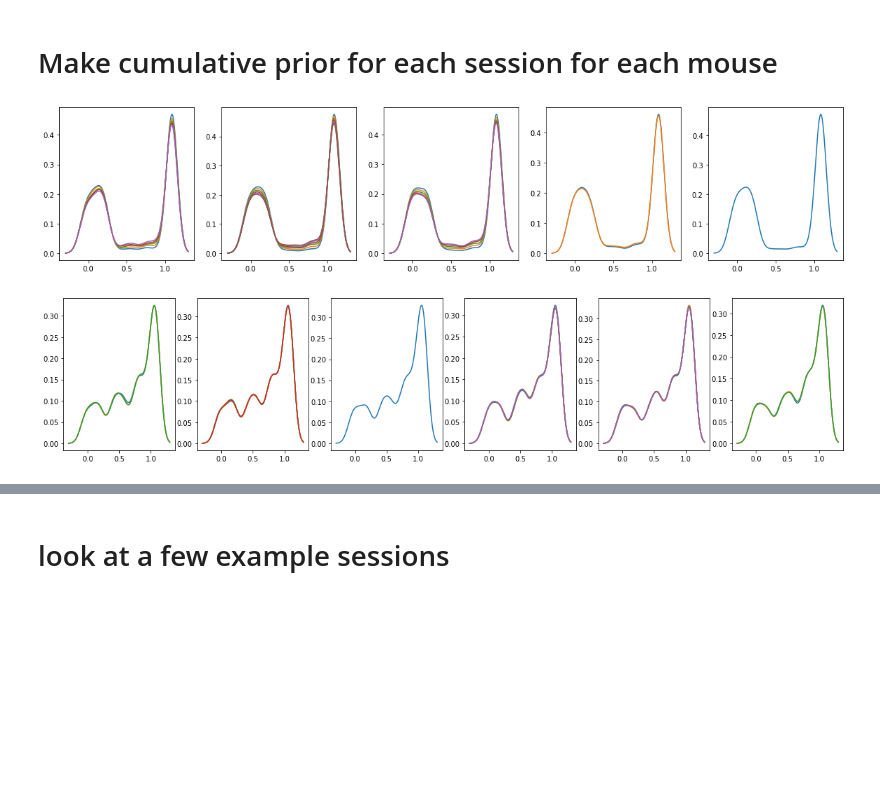
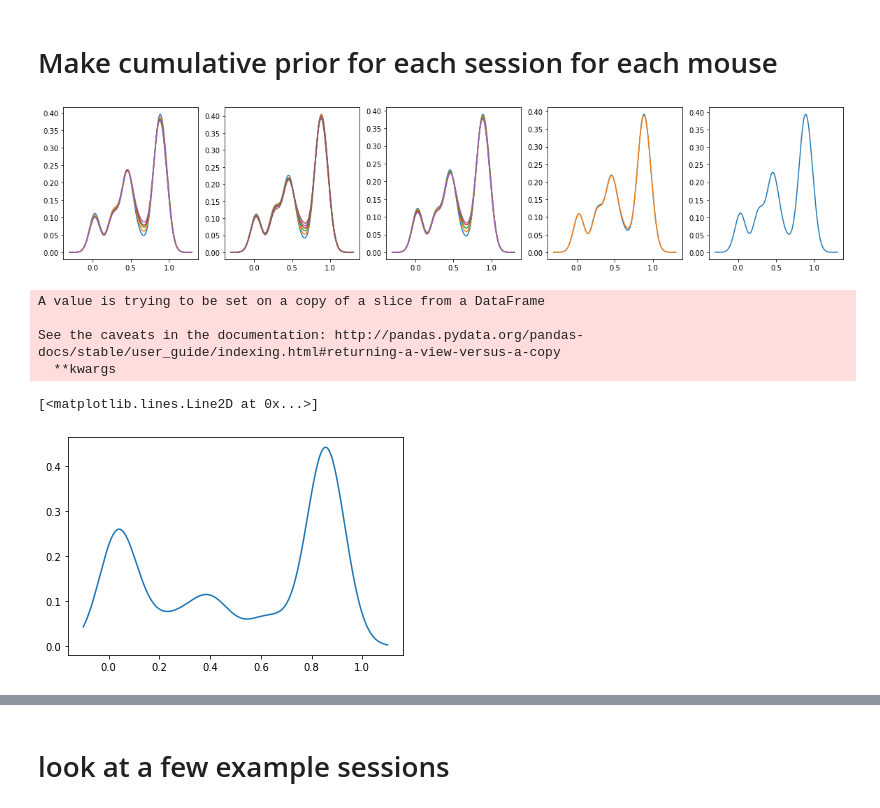
Before and after one commit to GiocomoLab/PlittGiocomo_2021, a Jupyter notebook: Prior4D.ipynb, the cells around one changed output, grey strips where cells are left out. Drawn from its saved outputs; the diff is of its cells as text; code cells hidden in the pictures; blank space fills up the shorter version.

```diff
--- a/Prior4D.ipynb
+++ b/Prior4D.ipynb
@@ -37,7 +37,8 @@ xfreq = lambda s: np.abs(getf(s)*1500/120*(np.cos(gettheta(s) + np.pi/4.)-np.sin
 yfreq = lambda s: np.abs(getf(s)*1500/120*(np.cos(gettheta(s) + np.pi/4.)+np.sin(gettheta(s)+np.pi/4.)))
 ang = lambda x,y: np.arctan(x/y)*180/np.pi
 
-wallmorph = lambda s: 1.2*(xfreq(s)-xfreq(-.1))/(xfreq(1.1)-xfreq(-.1))-.1
+wallmorphx = lambda s: 1.2*(xfreq(s)-xfreq(-.1))/(xfreq(1.1)-xfreq(-.1))-.1
+wallmorphy = lambda s: 1.2*(yfreq(s)-yfreq(-.1))/(yfreq(1.1)-yfreq(-.1))-.1
 
 def trial_info_to_stim(trial_info):
     wall = trial_info['morphs']+trial_info['wallJitter']
@@ -51,7 +52,7 @@ def trial_info_to_morph(trial_info):
     bckgnd = trial_info['morphs']+trial_info['bckgndJitter']
     tower = np.minimum(np.maximum(trial_info['morphs']+trial_info['towerJitter'],0),1)
 
-    return np.concatenate((wallmorph(wall)[:,np.newaxis],wall[:,np.newaxis],bckgnd[:,np.newaxis],tower[:,np.newaxis]),axis=1)
+    return np.concatenate((wallmorphx(wall)[:,np.newaxis],wallmorphy(wall)[:,np.newaxis],bckgnd[:,np.newaxis],tower[:,np.newaxis]),axis=1)
 
 def single_session_data(sess):
 #     print(sess)
@@ -159,7 +167,7 @@ vh_norm = vh_/vh_.sum(axis=1,keepdims=True)
 # %% [markdown]
 # Make cumulative prior for each session for each mouse
 # %%
-x=np.linspace(-.3,1.3,num=1000)
+x=np.linspace(-.1,1.1,num=1000)
 
 def cumulative_prior(mouse,df,first_ind=5,sigma=.1,x=np.linspace(-.3,1.3,num=1000)):
     behav_sessions = df[df["MouseName"]==mouse]
@@ -185,9 +193,11 @@ def cumulative_prior(mouse,df,first_ind=5,sigma=.1,x=np.linspace(-.3,1.3,num=100
                 em_all = np.concatenate((em_all,morph_data[date_folder+str(sessn)]),axis=0)
             b_ind+=1
 
+#         feats = np.zeros()
+        em_1d = knn_model['model'].predict(em_all)
+        print(em_1d.shape)
 
-
-        prior = np.mean(gaussian(em_all[:,:1],sigma,x[np.newaxis,:]),axis=0)
+        prior = np.mean(gaussian(em_1d[:,np.newaxis],sigma,x[np.newaxis,:]),axis=0)
 
         PRIORS.append(prior)
 
@@ -206,13 +216,28 @@ rare_mice,freq_mice = mice[:5],mice[5:]
 # %%
 f,ax = plt.subplots(1,len(rare_mice),figsize=[20,4])
 for i, (mouse,priors) in enumerate(rare_priors.items()):
     for prior in priors:
         ax[i].plot(x,prior)
 
-f,ax = plt.subplots(1,len(freq_mice),figsize=[20,4])
-for i, (mouse,priors) in enumerate(freq_priors.items()):
-    for prior in priors:
-        ax[i].plot(x,prior)
+# f,ax = plt.subplots(1,len(freq_mice),figsize=[20,4])
+# for i, (mouse,priors) in enumerate(freq_priors.items()):
+#     for prior in priors:
+#         ax[i].plot(x,prior)
 # %% [output]
-[figure, old version]
+[figure, new version]
-[figure, removed]
+# %%
+em_all = single_mouse_em_all('4139265.5')
+# %% [output]
+A value is trying to be set on a copy of a slice from a DataFrame
+
+See the caveats in the documentation: http://pandas.pydata.org/pandas-docs/stable/user_guide/indexing.html#returning-a-view-versus-a-copy
+  **kwargs
+# %%
+em_1d = knn_model['model'].predict(em_all)
+# em_1d = (em_1d-np.amin(em_1d))/(np.amax(em_1d)-np.amin(em_1d))
+prior = np.mean(gaussian(em_1d[:,np.newaxis],.1,x[np.newaxis,:]),axis=0)
+f,ax = plt.subplots()
+ax.plot(x,prior)
+# %% [output]
+[<matplotlib.lines.Line2D at 0x...>]
+[figure, added]
```
Also changed, not shown: parts of 8 cells of this notebook, 4 other files.
